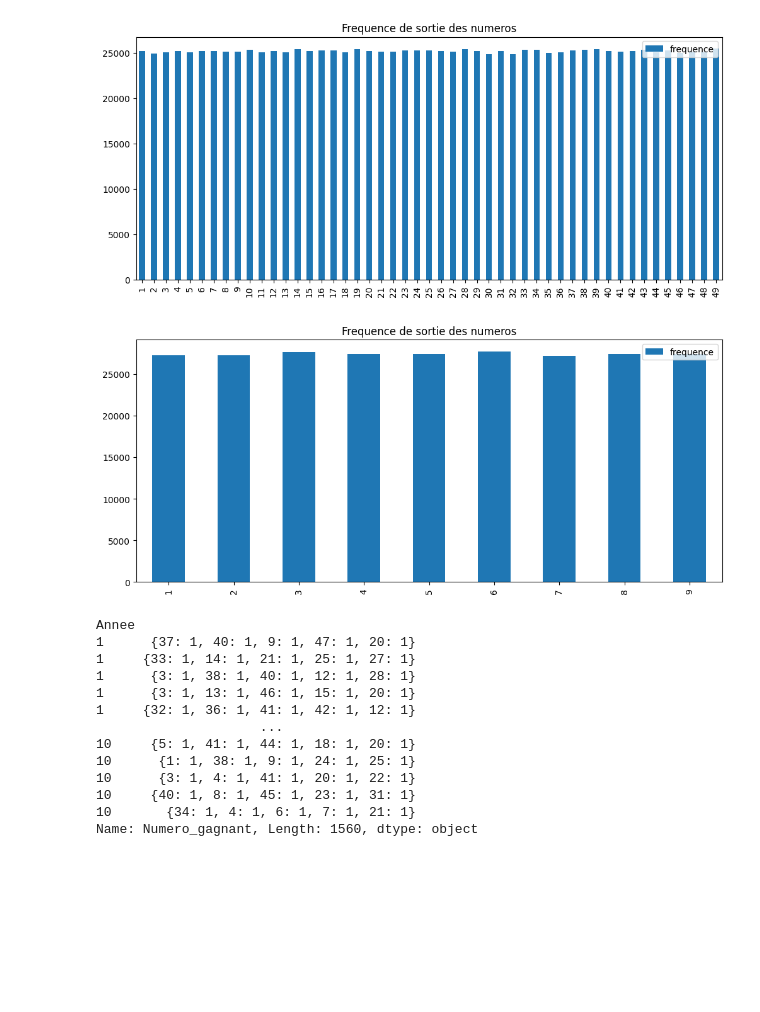
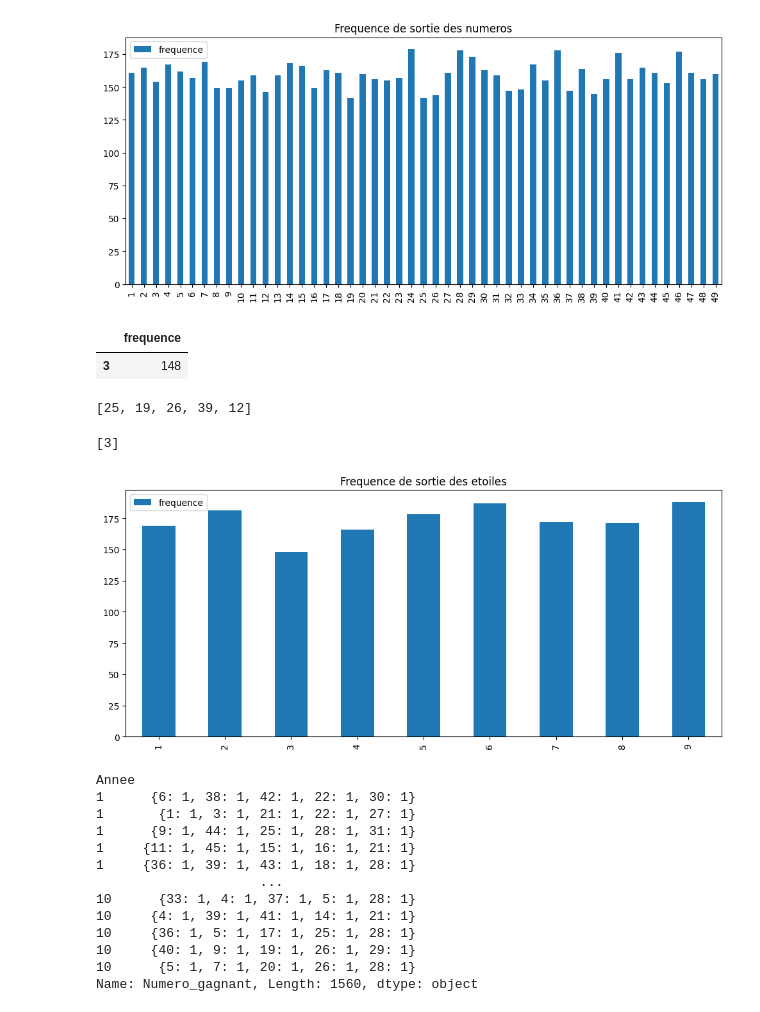
Before and after one commit to vigreux8/loto-simulateur, a Jupyter notebook: main.ipynb, the cells around one changed output. Cells and saved outputs as stored; diff of their text form; code cells hidden in the pictures; blank space fills up the shorter version.

Commit message:
setupe de la méthode pour optenir les numero qui sorte le moin souvent de maniére dynamique

```diff
--- a/main.ipynb
+++ b/main.ipynb
@@ -94,6 +95,7 @@ def tirages_loto(numero_joueur,limit_annee = 30,nombre_tirage_semaine=3)-> tuple
     annee = 0
     gain_semaine = 0
     jackpot = 0
+    numero_gagniant_repartition = Counter()
     win = True
     while win and annee < limit_annee:
         # print(gain_ans)
@@ -126,11 +128,17 @@ def tirages_loto(numero_joueur,limit_annee = 30,nombre_tirage_semaine=3)-> tuple
     print("annee : ",annee)
     print("semaine : ",gain_semaine)
     print("partie jouer : ",partie_jouer)
-    historique_tirage = pd.DataFrame(data)
     historique_tirage = pd.DataFrame(data).set_index("Annee")
-    return  historique_tirage
+    count_numero_sortie = Counter(chain.from_iterable(historique_tirage.reset_index()["Numero_gagnant"].values))
+    count_etoile_sortie = Counter(chain.from_iterable(historique_tirage.reset_index()["Etoile_gagnante"].values))
+    numero_gagniant_repartition = pd.DataFrame.from_dict(count_numero_sortie,"index",columns=["frequence"])
+    etoile_gagniant_repartition = pd.DataFrame.from_dict(count_etoile_sortie,"index",columns=["frequence"])
+
+
+
+
+    return  historique_tirage,numero_gagniant_repartition, etoile_gagniant_repartition
 # %%
 # Simulation
-data_loto =  tirages_loto(grille_joueur,NB_ANNEES,NB_TIRAGE_PAR_SEMAINE)
-data_loto.groupby("Annee")["Gain"].sum().plot(figsize=[12,5]);
+data_loto,repartition_numero, repartition_etoile =  tirages_loto(grille_joueur,NB_ANNEES,NB_TIRAGE_PAR_SEMAINE)
 # %% [output]
@@ -169,31 +176,42 @@ data_loto.nlargest(20,"Gain").nlargest(50,"Gain")
 # %%
 #frequence de sortie des numeros
-data_numero_tirage.sort_index().plot(kind="bar",figsize=[12,5])
+repartition_numero.sort_index().plot(kind="bar",figsize=[12,5])
 plt.title("Frequence de sortie des numeros");
 # %% [output]
-[figure, old version]
+[figure, new version]
+# %%
+repartition_numero.nsmallest(5,"frequence")
+repartition_etoile.nsmallest(1,"frequence")
+# %% [output]
+|  | frequence |
+| 3 | 148 |
+# %%
+#recupere les nombres les moins souvent sortie
+numero_sortie_moin_souvent = list(repartition_numero.nsmallest(5,"frequence")["frequence"].index)
+etoile_sortie_moin_souvent = list(repartition_etoile.nsmallest(1,"frequence")["frequence"].index)
+display(numero_sortie_moin_souvent,etoile_sortie_moin_souvent)
+# %% [output]
+[25, 19, 26, 39, 12]
+[3]
 # %%
 #frequence de sortie des etoiles
-data_etoile_tirage.sort_index().plot(kind="bar",figsize=[12,5])
-plt.title("Frequence de sortie des numeros");
+repartition_etoile.sort_index().plot(kind="bar",figsize=[12,5])
+plt.title("Frequence de sortie des etoiles");
 # %% [output]
-[figure, old version]
+[figure, new version]
 # %%
-
-
-
- data_loto["Numero_gagnant"].apply(Counter)
+  data_loto["Numero_gagnant"].apply(Counter)
 # %% [output]
 Annee
-1      {37: 1, 40: 1, 9: 1, 47: 1, 20: 1}
-1     {33: 1, 14: 1, 21: 1, 25: 1, 27: 1}
-1      {3: 1, 38: 1, 40: 1, 12: 1, 28: 1}
-1      {3: 1, 13: 1, 46: 1, 15: 1, 20: 1}
-1     {32: 1, 36: 1, 41: 1, 42: 1, 12: 1}
+1      {6: 1, 38: 1, 42: 1, 22: 1, 30: 1}
+1       {1: 1, 3: 1, 21: 1, 22: 1, 27: 1}
+1      {9: 1, 44: 1, 25: 1, 28: 1, 31: 1}
+1     {11: 1, 45: 1, 15: 1, 16: 1, 21: 1}
+1     {36: 1, 39: 1, 43: 1, 18: 1, 28: 1}
                      ...
-10     {5: 1, 41: 1, 44: 1, 18: 1, 20: 1}
-10      {1: 1, 38: 1, 9: 1, 24: 1, 25: 1}
-10      {3: 1, 4: 1, 41: 1, 20: 1, 22: 1}
-10     {40: 1, 8: 1, 45: 1, 23: 1, 31: 1}
-10       {34: 1, 4: 1, 6: 1, 7: 1, 21: 1}
+10      {33: 1, 4: 1, 37: 1, 5: 1, 28: 1}
+10     {4: 1, 39: 1, 41: 1, 14: 1, 21: 1}
+10     {36: 1, 5: 1, 17: 1, 25: 1, 28: 1}
+10     {40: 1, 9: 1, 19: 1, 26: 1, 29: 1}
+10      {5: 1, 7: 1, 20: 1, 26: 1, 28: 1}
 Name: Numero_gagnant, Length: 1560, dtype: object
```
Also changed, not shown: parts of 4 cells of this notebook.
